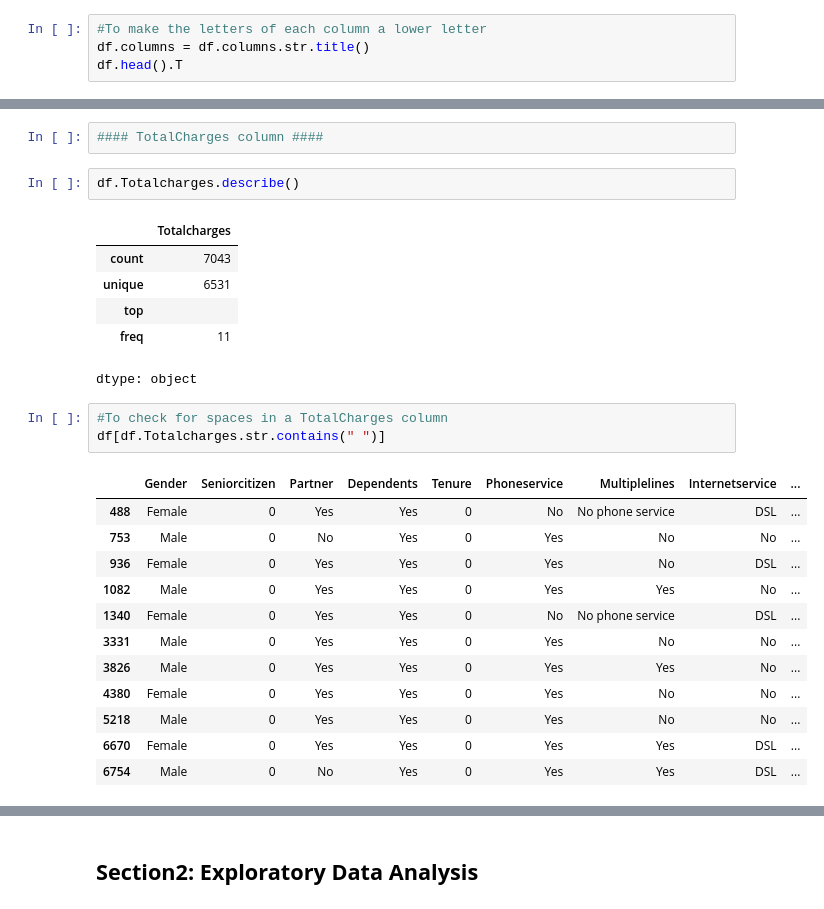
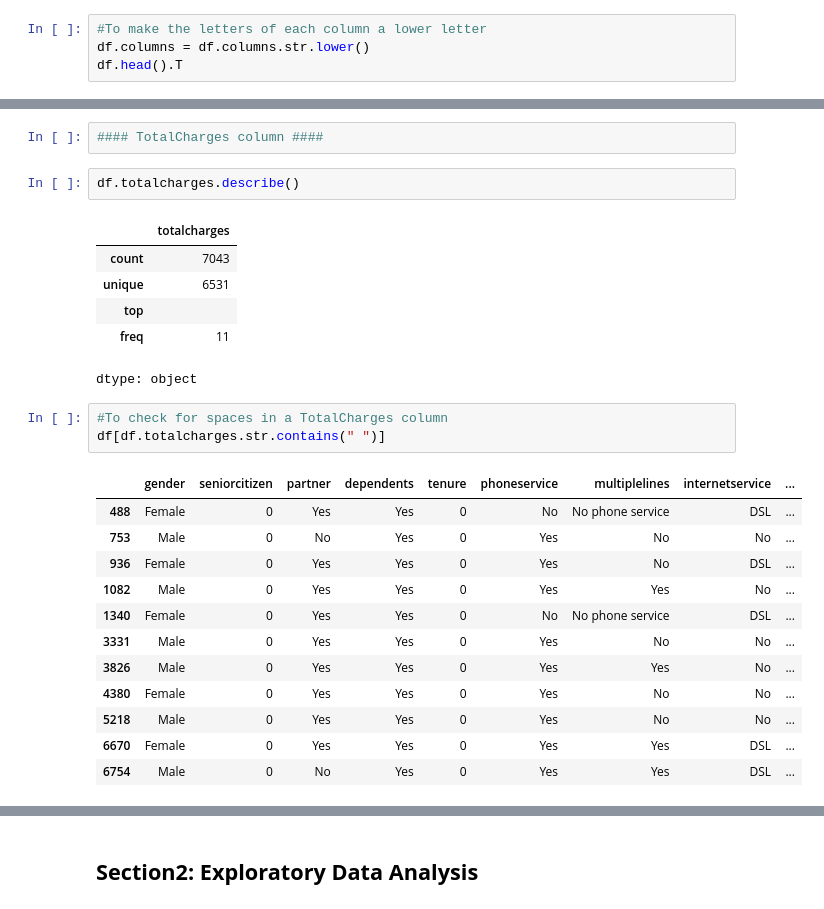
Before and after one commit to faris-alsherif/Customer-Churn-Prediction, a Jupyter notebook: Project_Customer_Churn_Prediction.ipynb, the cells around one changed output, grey strips where cells are left out. Drawn from its saved outputs; the diff is of its cells as text.

```diff
--- a/Project_Customer_Churn_Prediction.ipynb
+++ b/Project_Customer_Churn_Prediction.ipynb
@@ -128,7 +128,7 @@ df.shape
 (7043, 20)
 # %%
 #To make the letters of each column a lower letter
-df.columns = df.columns.str.title()
+df.columns = df.columns.str.lower()
 df.head().T
 # %% [output]
 |  | 0 | 1 | 2 | 3 | 4 |
@@ -216,9 +216,9 @@ Name: proportion, dtype: float64
 # %%
 #### TotalCharges column ####
 # %%
-df.Totalcharges.describe()
+df.totalcharges.describe()
 # %% [output]
-|  | Totalcharges |
+|  | totalcharges |
 | count | 7043 |
 | unique | 6531 |
 | top |  |
@@ -226,9 +226,9 @@ df.Totalcharges.describe()
 dtype: object
 # %%
 #To check for spaces in a TotalCharges column
-df[df.Totalcharges.str.contains(" ")]
+df[df.totalcharges.str.contains(" ")]
 # %% [output]
-|  | Gender | Seniorcitizen | Partner | Dependents | Tenure | Phoneservice | Multiplelines | Internetservice | ... |
+|  | gender | seniorcitizen | partner | dependents | tenure | phoneservice | multiplelines | internetservice | ... |
 | 488 | Female | 0 | Yes | Yes | 0 | No | No phone service | DSL | ... |
 | 753 | Male | 0 | No | Yes | 0 | Yes | No | No | ... |
 | 936 | Female | 0 | Yes | Yes | 0 | Yes | No | DSL | ... |
```
Also changed, not shown: parts of 17 cells of this notebook.
